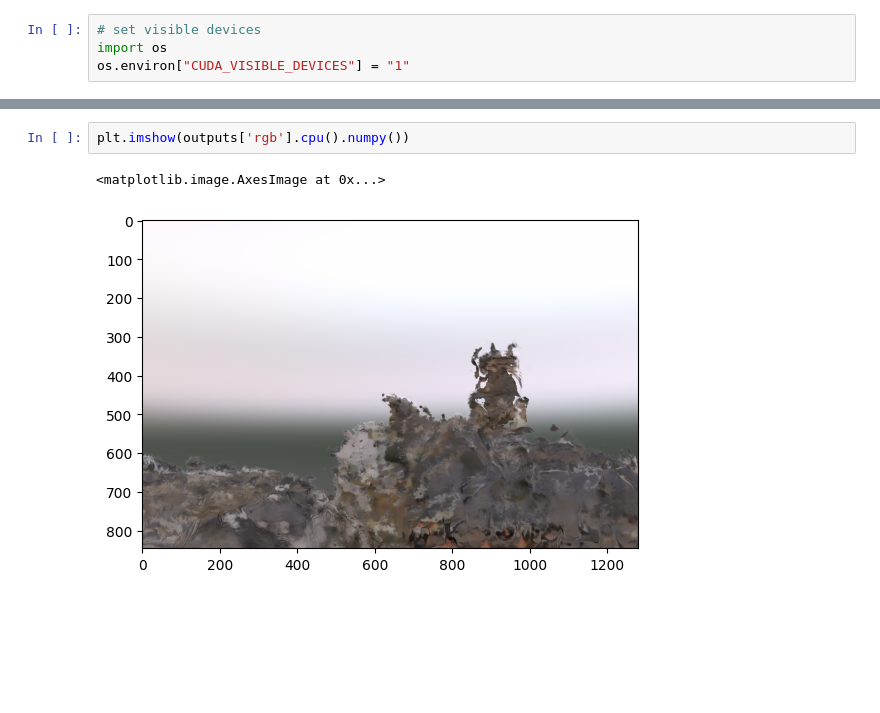
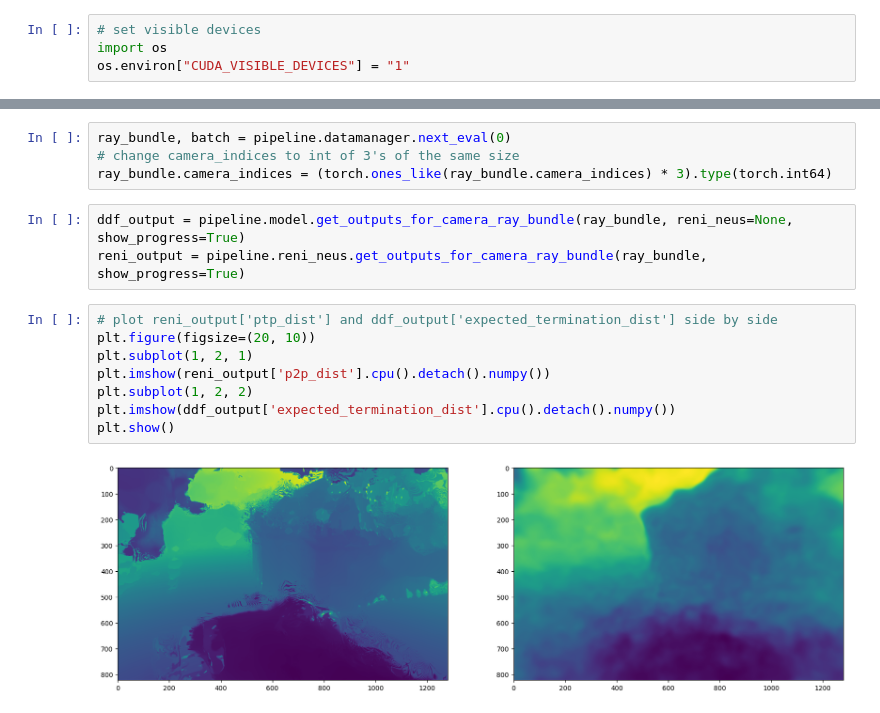
Before and after one commit to JADGardner/neusky, a Jupyter notebook: notebooks/ddf.ipynb, the cells around one changed output, grey strips where cells are left out. Saved outputs shown, nothing was run; the diff lists cells and outputs as text; blank space fills up the shorter version.

```diff
--- a/notebooks/ddf.ipynb
+++ b/notebooks/ddf.ipynb
@@ -167,5 +107,17 @@ tensor([[ 0.9280, -0.0796, -0.3641, -0.6169],
-# %%
-plt.imshow(outputs['rgb'].cpu().numpy())
-# %% [output]
-<matplotlib.image.AxesImage at 0x...>
-[figure, removed]
+# %%
+ray_bundle, batch = pipeline.datamanager.next_eval(0)
+# change camera_indices to int of 3's of the same size
+ray_bundle.camera_indices = (torch.ones_like(ray_bundle.camera_indices) * 3).type(torch.int64)
+# %%
+ddf_output = pipeline.model.get_outputs_for_camera_ray_bundle(ray_bundle, reni_neus=None, show_progress=True)
+reni_output = pipeline.reni_neus.get_outputs_for_camera_ray_bundle(ray_bundle, show_progress=True)
+# %%
+# plot reni_output['ptp_dist'] and ddf_output['expected_termination_dist'] side by side
+plt.figure(figsize=(20, 10))
+plt.subplot(1, 2, 1)
+plt.imshow(reni_output['p2p_dist'].cpu().detach().numpy())
+plt.subplot(1, 2, 2)
+plt.imshow(ddf_output['expected_termination_dist'].cpu().detach().numpy())
+plt.show()
+# %% [output]
+[figure, added]
```
Also changed, not shown: parts of 12 cells of this notebook, 14 other files.
